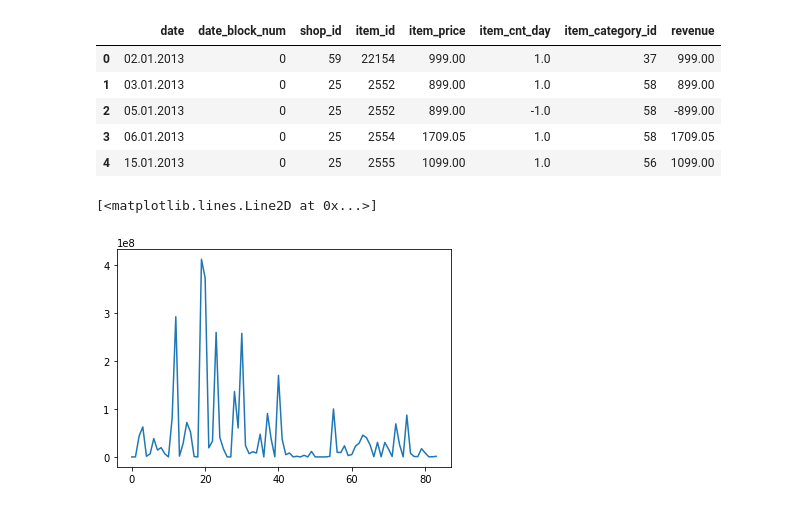
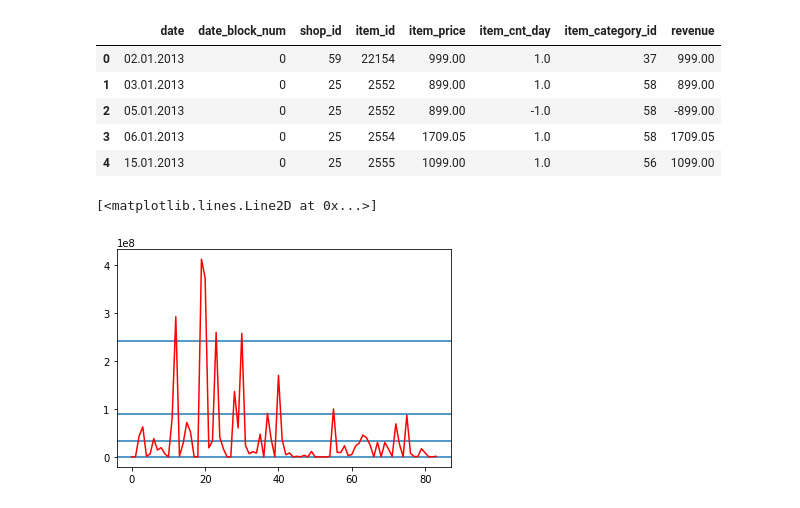
Before and after one commit to sanjumsanthosh/Predict-future-sales, a Jupyter notebook: EDA analysis.ipynb, the cells around one changed output. Saved outputs shown, nothing was run; the diff lists cells and outputs as text; code cells hidden in the pictures.

```diff
--- a/EDA analysis.ipynb
+++ b/EDA analysis.ipynb
@@ -106,9 +132,12 @@ dataset_no_name.head()
 | 2 | 05.01.2013 | 0 | 25 | 2552 | 899.00 | -1.0 | 58 | -899.00 |
 | 3 | 06.01.2013 | 0 | 25 | 2554 | 1709.05 | 1.0 | 58 | 1709.05 |
 | 4 | 15.01.2013 | 0 | 25 | 2555 | 1099.00 | 1.0 | 56 | 1099.00 |
-# %%
-#revenue per item_category
-plt.plot(dataset_no_name.groupby('item_category_id')['revenue'].aggregate(sum))
-# %% [output]
-[<matplotlib.lines.Line2D at 0x...>]
-[figure, removed]
+# %%
+#revenue per item_category
+val = dataset_no_name.groupby('item_category_id')['revenue'].aggregate(sum)
+plt.axhline(y=0)
+for i in range(18,21):plt.axhline(y=np.exp(i)/2)
+plt.plot(val,color = 'r')
+# %% [output]
+[<matplotlib.lines.Line2D at 0x...>]
+[figure, added]
```
Also changed, not shown: parts of 12 cells of this notebook.
